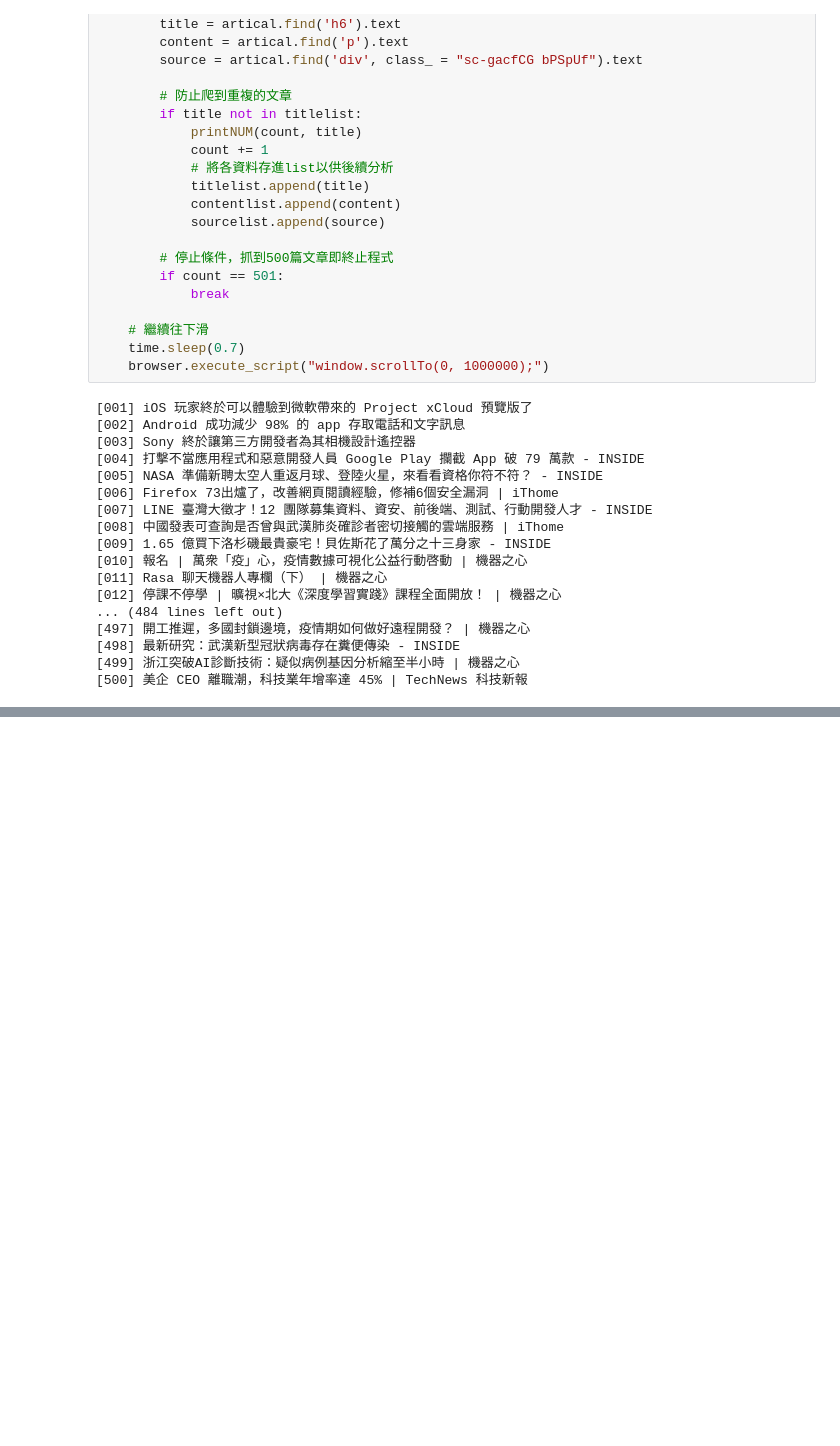
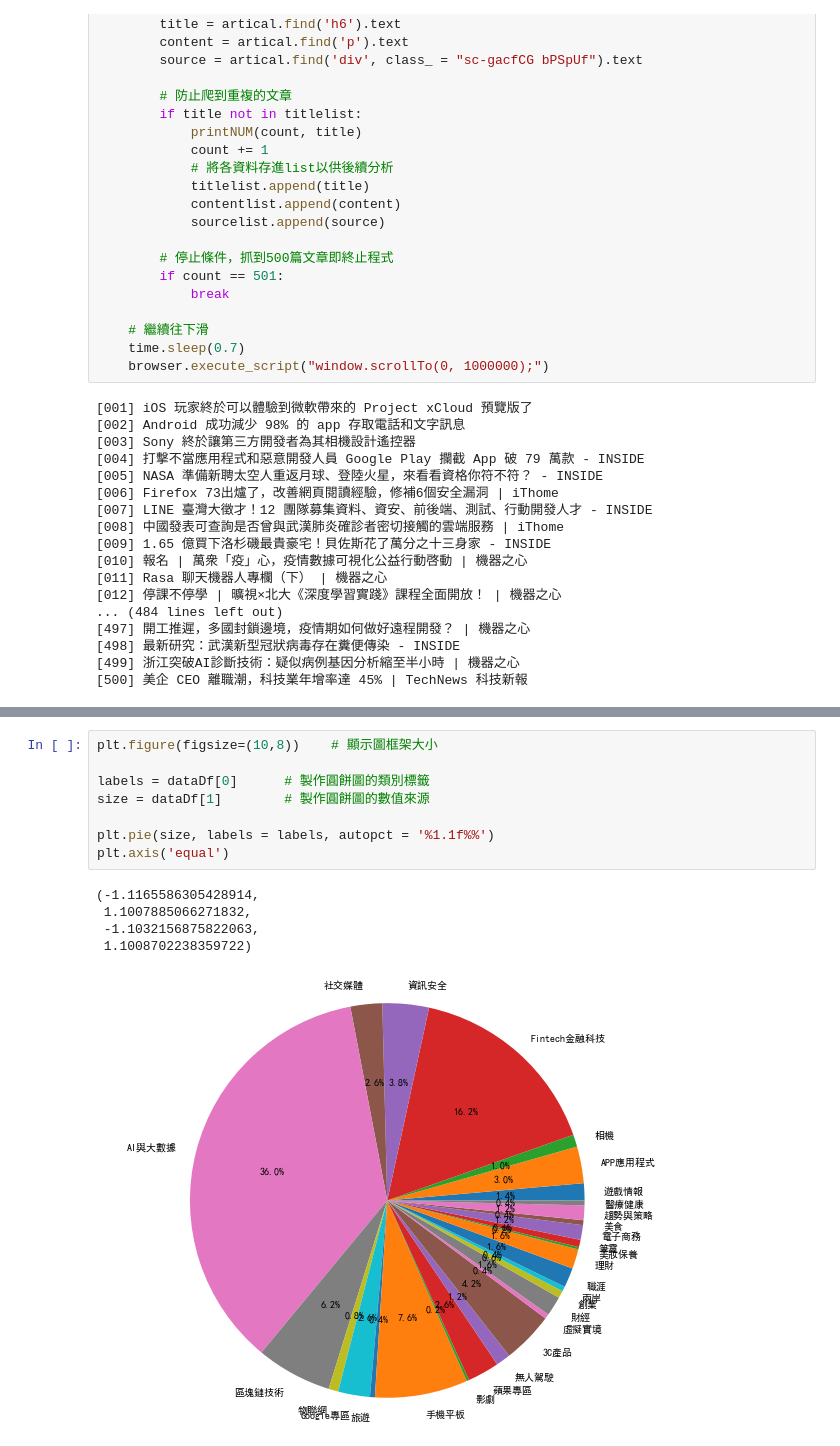
Before and after one commit to Ether-YiTseWu/1st-PyCrawlerMarathon, a Jupyter notebook: final project/Final Project.ipynb, the cells around one changed output, grey strips where cells are left out. Drawn from its saved outputs; the diff is of its cells as text; blank space fills up the shorter version.

```diff
--- a/final project/Final Project.ipynb
+++ b/final project/Final Project.ipynb
@@ -136,0 +139,14 @@ plt.show()
+# %%
+plt.figure(figsize=(10,8))    # 顯示圖框架大小
+
+labels = dataDf[0]      # 製作圓餅圖的類別標籤
+size = dataDf[1]        # 製作圓餅圖的數值來源
+
+plt.pie(size, labels = labels, autopct = '%1.1f%%')
+plt.axis('equal')
+# %% [output]
+(-1.1165586305428914,
+ 1.1007885066271832,
+ -1.1032156875822063,
+ 1.1008702238359722)
+[figure, added]
```
Also changed, not shown: parts of 4 cells of this notebook.
